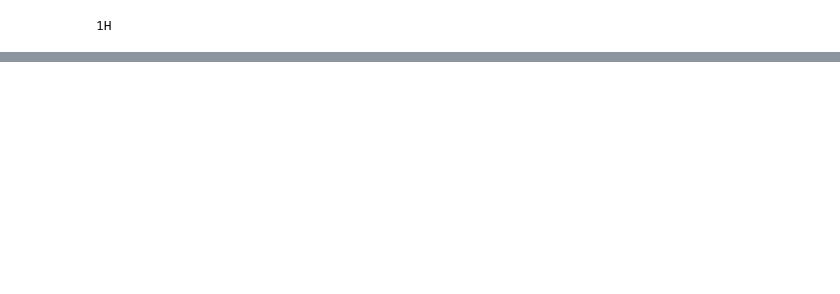
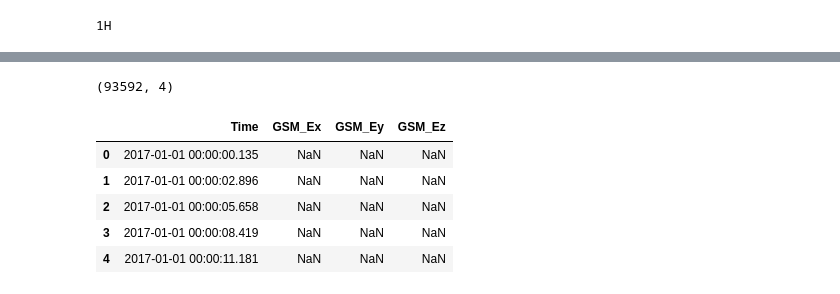
Before and after one commit to Larnou/Dissertation, a Jupyter notebook: backend/src/pipelines/checks.ipynb, the cells around one changed output, grey strips where cells are left out. Drawn from its saved outputs; the diff is of its cells as text; code cells hidden in the pictures; blank space fills up the shorter version.

```diff
--- a/backend/src/pipelines/checks.ipynb
+++ b/backend/src/pipelines/checks.ipynb
@@ -72,0 +58,26 @@ ConnectionError: ('Connection aborted.', RemoteDisconnected('Remote end closed c
+# %%
+# Примерные assert'ы для путей; сеть не нужна.
+from backend.src.config import config
+from backend.src.io.loader import DATASET_MAGNETIC_FIELD, DataDownloading
+from backend.src.io.paths import (
+    dataset_events_dir,
+    event_interval_folder_name,
+    parquet_dataset_path,
+    themis_satellite_folder_name,
+)
+
+
+interval = event_interval_folder_name(config)
+sat_dir = themis_satellite_folder_name(config)
+events_dir = dataset_events_dir(config)
+magnetic_path = parquet_dataset_path(config, DATASET_MAGNETIC_FIELD)
+
+
+
+# --- опционально: реальное скачивание в backend/data/events/... (раскомментировать) ---
+from backend.src.io.loader import DataDownloading
+dl = DataDownloading(config)
+df_efi = dl.get_efi_data(load=False)
+print(df_efi.shape)
+df_efi.head()
+# %% [output]
@@ -72,0 +85,7 @@ ConnectionError: ('Connection aborted.', RemoteDisconnected('Remote end closed c
+(93592, 4)
+|  | Time | GSM_Ex | GSM_Ey | GSM_Ez |
+| 0 | 2017-01-01 00:00:00.135 | NaN | NaN | NaN |
+| 1 | 2017-01-01 00:00:02.896 | NaN | NaN | NaN |
+| 2 | 2017-01-01 00:00:05.658 | NaN | NaN | NaN |
+| 3 | 2017-01-01 00:00:08.419 | NaN | NaN | NaN |
+| 4 | 2017-01-01 00:00:11.181 | NaN | NaN | NaN |
```
Also changed, not shown: parts of 7 cells of this notebook, 6 other files.
